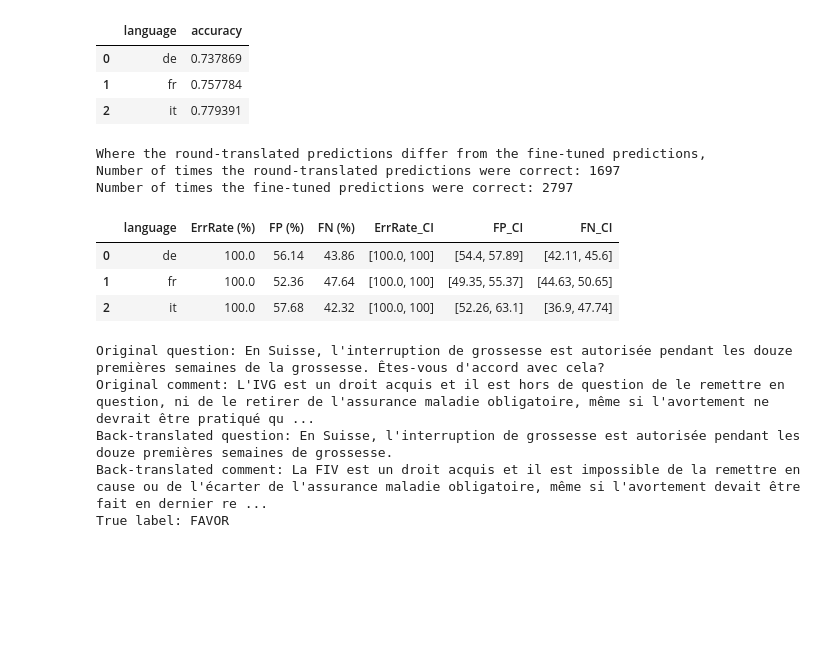
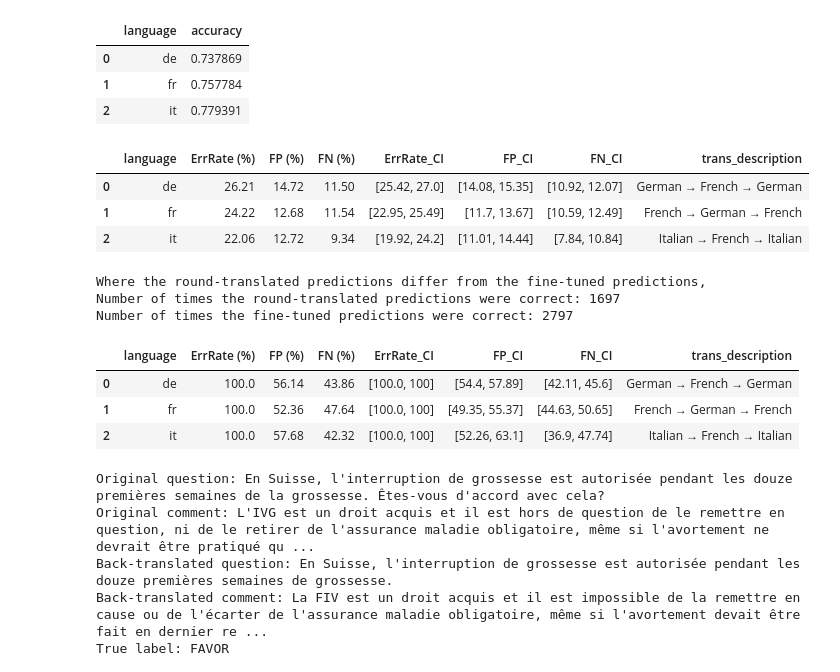
Before and after one commit to NazaninShafiabadi/StanceDetection, a Jupyter notebook: analysis/xstance.ipynb, the cells around one changed output. Cells and saved outputs as stored; diff of their text form; code cells hidden in the pictures; blank space fills up the shorter version.

```diff
--- a/analysis/xstance.ipynb
+++ b/analysis/xstance.ipynb
@@ -212,29 +212,41 @@ round_trans_acc_wrt_ft_acc
 | 0 | de | 0.737869 |
 | 1 | fr | 0.757784 |
 | 2 | it | 0.779391 |
+# %%
+# Error rates of the round-translated inputs with respect to the finetuned model predictions
+rt_errors_wrt_ft = analyze_errors(round_trans_preds, 'ft_preds', 'prediction', group_cols='language', compute_ci=True)
+rt_errors_wrt_ft['trans_description'] = ['German → French → German', 'French → German → French', 'Italian → French → Italian']
+rt_errors_wrt_ft
+# %% [output]
+|  | language | ErrRate (%) | FP (%) | FN (%) | ErrRate_CI | FP_CI | FN_CI | trans_description |
+| 0 | de | 26.21 | 14.72 | 11.50 | [25.42, 27.0] | [14.08, 15.35] | [10.92, 12.07] | German → French → German |
+| 1 | fr | 24.22 | 12.68 | 11.54 | [22.95, 25.49] | [11.7, 13.67] | [10.59, 12.49] | French → German → French |
+| 2 | it | 22.06 | 12.72 | 9.34 | [19.92, 24.2] | [11.01, 14.44] | [7.84, 10.84] | Italian → French → Italian |
 # %%
 # Cases where the round-translated predictions differ from the fine-tuned predictions
-errors_wrt_ft = round_trans_preds[round_trans_preds['prediction'] != back_trans_preds['ft_preds']]
+errors_wrt_ft = round_trans_preds[round_trans_preds['prediction'] != round_trans_preds['ft_preds']]
 print('Where the round-translated predictions differ from the fine-tuned predictions,')
 
 # Number of times the round-translated predictions were correct:
 rt_correct = errors_wrt_ft[errors_wrt_ft['prediction'] == errors_wrt_ft['label']]
-print('Number of times the round-translated predictions were correct:', len(bt_correct))
+print('Number of times the round-translated predictions were correct:', len(rt_correct))
 
 # Number of times the fine-tuned predictions were correct:
 ft_correct = errors_wrt_ft[errors_wrt_ft['ft_preds'] == errors_wrt_ft['label']]
 print('Number of times the fine-tuned predictions were correct:', len(ft_correct))
 
 # Direction of misprediction
-analyze_errors(errors_wrt_ft, 'ft_preds', 'prediction', group_cols='language', compute_ci=True)
+mispred_direction = analyze_errors(errors_wrt_ft, 'ft_preds', 'prediction', group_cols='language', compute_ci=True)
+mispred_direction['trans_description'] = ['German → French → German', 'French → German → French', 'Italian → French → Italian']
+mispred_direction
 # %% [output]
 Where the round-translated predictions differ from the fine-tuned predictions,
 Number of times the round-translated predictions were correct: 1697
 Number of times the fine-tuned predictions were correct: 2797
-|  | language | ErrRate (%) | FP (%) | FN (%) | ErrRate_CI | FP_CI | FN_CI |
-| 0 | de | 100.0 | 56.14 | 43.86 | [100.0, 100] | [54.4, 57.89] | [42.11, 45.6] |
-| 1 | fr | 100.0 | 52.36 | 47.64 | [100.0, 100] | [49.35, 55.37] | [44.63, 50.65] |
-| 2 | it | 100.0 | 57.68 | 42.32 | [100.0, 100] | [52.26, 63.1] | [36.9, 47.74] |
+|  | language | ErrRate (%) | FP (%) | FN (%) | ErrRate_CI | FP_CI | FN_CI | trans_description |
+| 0 | de | 100.0 | 56.14 | 43.86 | [100.0, 100] | [54.4, 57.89] | [42.11, 45.6] | German → French → German |
+| 1 | fr | 100.0 | 52.36 | 47.64 | [100.0, 100] | [49.35, 55.37] | [44.63, 50.65] | French → German → French |
+| 2 | it | 100.0 | 57.68 | 42.32 | [100.0, 100] | [52.26, 63.1] | [36.9, 47.74] | Italian → French → Italian |
 # %%
 for _, row in rt_correct[rt_correct['language'] == 'fr'].sample(5).iterrows():
     print(f"Original question: {test[test['id'] == row['id']]['question'].iloc[0]}")
```
Also changed, not shown: 2 other files.
